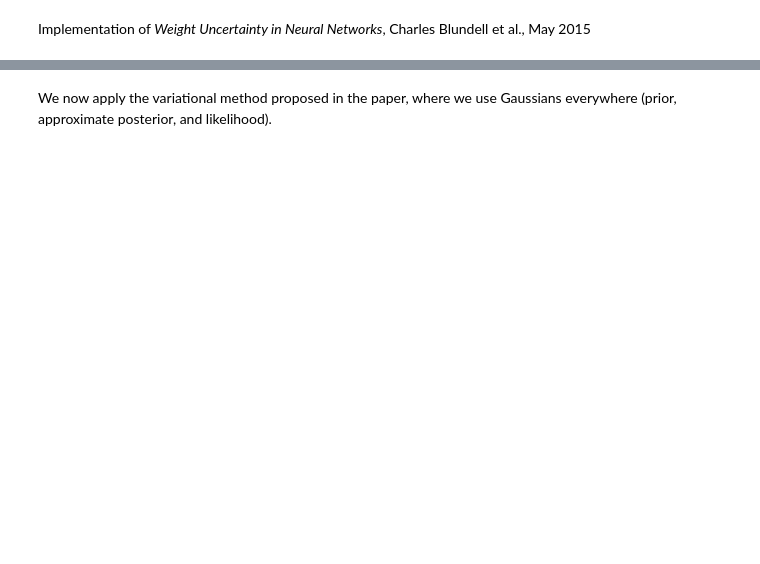
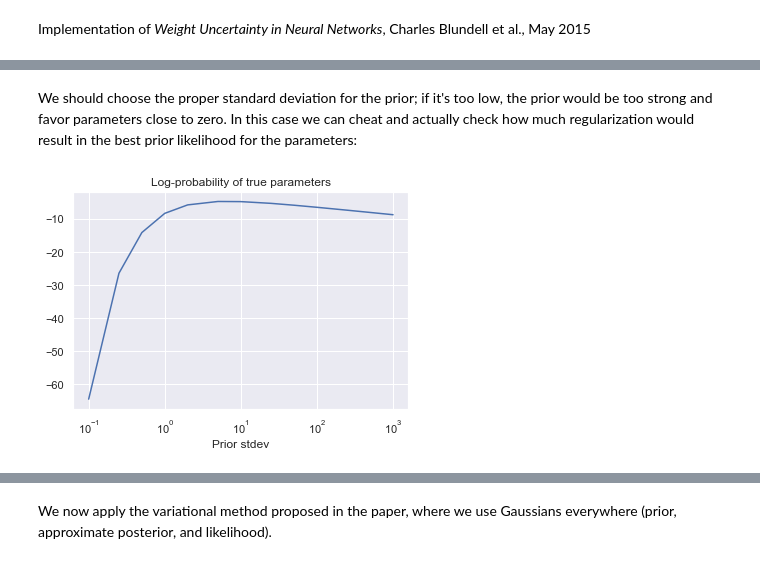
Before and after one commit to e-dorigatti/gaussian_processes, a Jupyter notebook: bayes_by_backprop.ipynb, the cells around one changed output, grey strips where cells are left out. Saved outputs shown, nothing was run; the diff lists cells and outputs as text; code cells hidden in the pictures; blank space fills up the shorter version.

```diff
--- a/bayes_by_backprop.ipynb
+++ b/bayes_by_backprop.ipynb
@@ -37,0 +30,18 @@ plt.plot(xt, yt, 'r', linewidth=2)
+# %% [markdown]
+We should choose the proper standard deviation for the prior; if it's too low, the prior would be too strong and favor parameters close to zero. In this case we can cheat and actually check how much regularization would result in the best prior likelihood for the parameters:
+# %%
+covs = [0.1, 0.25, 0.5, 1, 2, 5, 10, 25, 50, 100, 250, 500, 1000]
+ps = [
+    stats.multivariate_normal(
+        mean=np.zeros(2),
+        cov=c * np.eye(2)
+    ).logpdf(true_parameters)
+    for c in covs
+]
+
+plt.semilogx(covs, ps)
+plt.xlabel('Prior stdev')
+plt.title('Log-probability of true parameters')
+plt.show()
+# %% [output]
+[figure, added]
```
Also changed, not shown: parts of 40 cells of this notebook.
